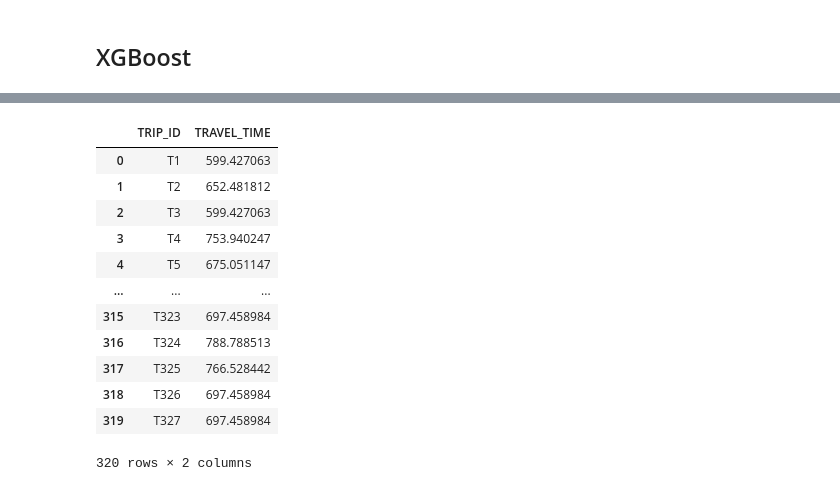
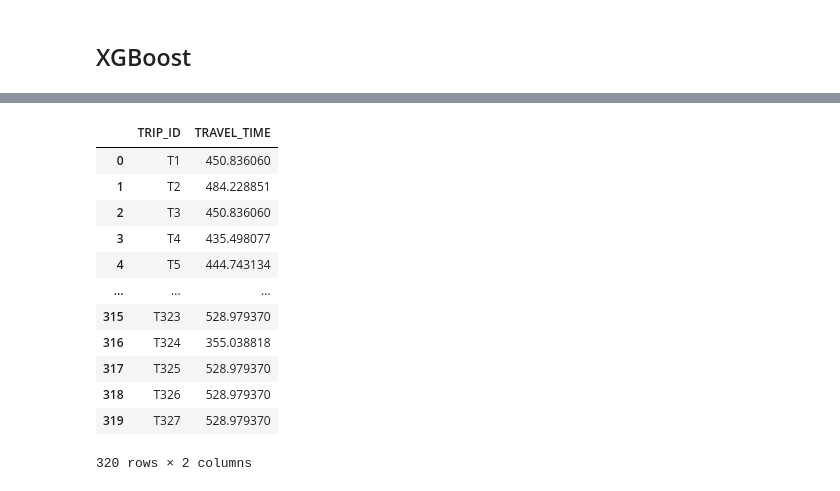
Before and after one commit to juan-villa02/PortoTaxiTimes, a Jupyter notebook: Final_Notebook.ipynb, the cells around one changed output, grey strips where cells are left out. Saved outputs shown, nothing was run; the diff lists cells and outputs as text; code cells hidden in the pictures.

```diff
--- a/Final_Notebook.ipynb
+++ b/Final_Notebook.ipynb
@@ -284,7 +281,7 @@ columns_to_scale = ['Latitude', 'Longitude']
 X = pd.get_dummies(X)
 
 # Split the data into train and test sets
-X_train, X_test, y_train, y_test = train_test_split(X, y, test_size=0.2, random_state=42)
+X_train, X_test, y_train, y_test = train_test_split(X, y, test_size=0.4, random_state=40)
 
 # Scale the selected columns using StandardScaler
 scaler = StandardScaler()
@@ -339,7 +336,7 @@ test[["YR", "MON", "DAY", "HR", "WK"]] = test[["TIMESTAMP"]].apply(parse_time, a
 
 test = test.drop('MISSING_DATA', axis=1)
 test = test.drop('TRIP_ID', axis=1)
-#test = test.drop('CALL_TYPE', axis=1)
+test = test.drop('CALL_TYPE', axis=1)
 test = test.drop('ORIGIN_CALL', axis=1)
 test['TAXI_ID']=test['TAXI_ID'].astype(str).str[-3:]
 test.drop(['ORIGIN_STAND'], axis=1, inplace=True)
@@ -415,8 +417,8 @@ Length: 62, dtype: int64
 #test['Longitude'] = test['Longitude'].fillna(0)
 
 
-test['Latitude'] = test['Latitude'].fillna(test['Latitude'].mean())
-test['Longitude'] = test['Longitude'].fillna(test['Longitude'].mean())
+test['Latitude'] = test['Latitude'].fillna(test['Latitude'].median())
+test['Longitude'] = test['Longitude'].fillna(test['Longitude'].median())
 # %%
 test
 # %% [output]
@@ -435,0 +440,13 @@ test
+# %%
+from sklearn.linear_model import LinearRegression
+
+# Create and train the linear regression model
+model = LinearRegression()
+model.fit(X_train, y_train)
+
+
+y_pred = model.predict(X_test)
+
+# Evaluate the model
+mse = mean_squared_error(y_test, y_pred)
+print('Mean Squared Error:', mse)
@@ -658,25 +708,25 @@ Best parameters: {'colsample_bytree': 0.9, 'eta': 0.3, 'max_depth': 7, 'subsampl
 # %%
 # Make predictions on the new dataset
 predictions_xgb = best_model.predict(test)
 
 # Sample submission file that is given on kaggle
 df_sample_nn = pd.read_csv("sampleSubmission.csv")
 
 # Assign the predictions to the "TRAVEL_TIME" column
 df_sample_nn["TRAVEL_TIME"] = predictions_xgb
-df_sample_nn.to_csv("my_pred_xgb4.csv", index=None)
+df_sample_nn.to_csv("my_pred_xgb.csv", index=None)
 df_sample_nn
 # %% [output]
 |  | TRIP_ID | TRAVEL_TIME |
-| 0 | T1 | 599.427063 |
-| 1 | T2 | 652.481812 |
-| 2 | T3 | 599.427063 |
-| 3 | T4 | 753.940247 |
-| 4 | T5 | 675.051147 |
+| 0 | T1 | 450.836060 |
+| 1 | T2 | 484.228851 |
+| 2 | T3 | 450.836060 |
+| 3 | T4 | 435.498077 |
+| 4 | T5 | 444.743134 |
 | ... | ... | ... |
-| 315 | T323 | 697.458984 |
-| 316 | T324 | 788.788513 |
-| 317 | T325 | 766.528442 |
-| 318 | T326 | 697.458984 |
-| 319 | T327 | 697.458984 |
+| 315 | T323 | 528.979370 |
+| 316 | T324 | 355.038818 |
+| 317 | T325 | 528.979370 |
+| 318 | T326 | 528.979370 |
+| 319 | T327 | 528.979370 |
 320 rows × 2 columns
```
Also changed, not shown: parts of 22 cells of this notebook.
